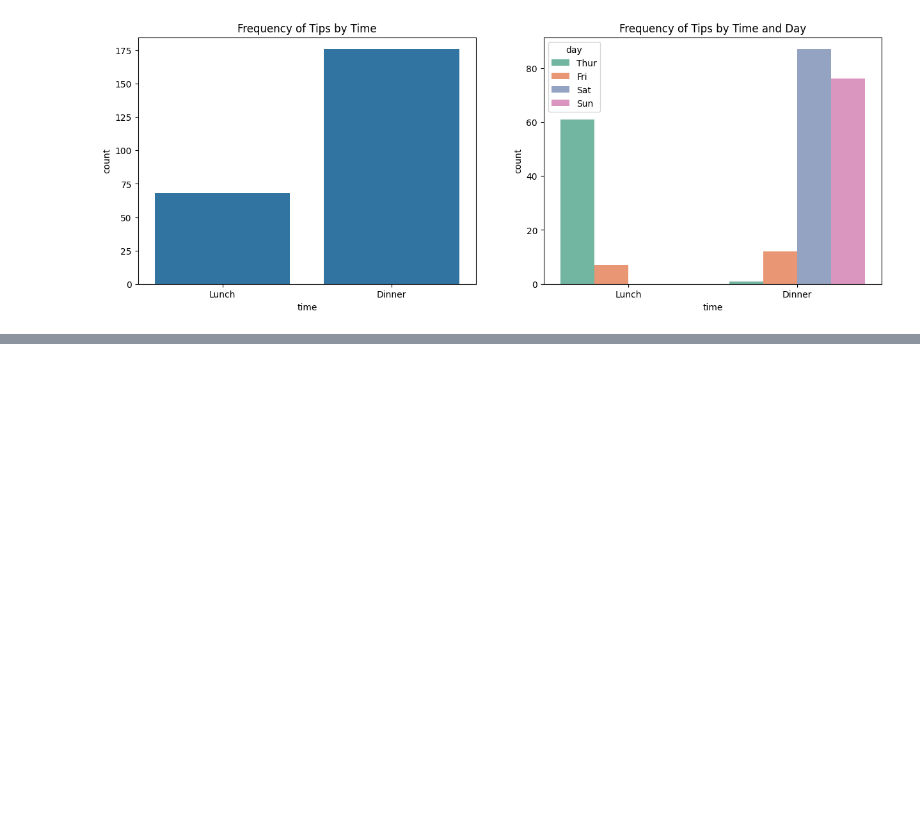
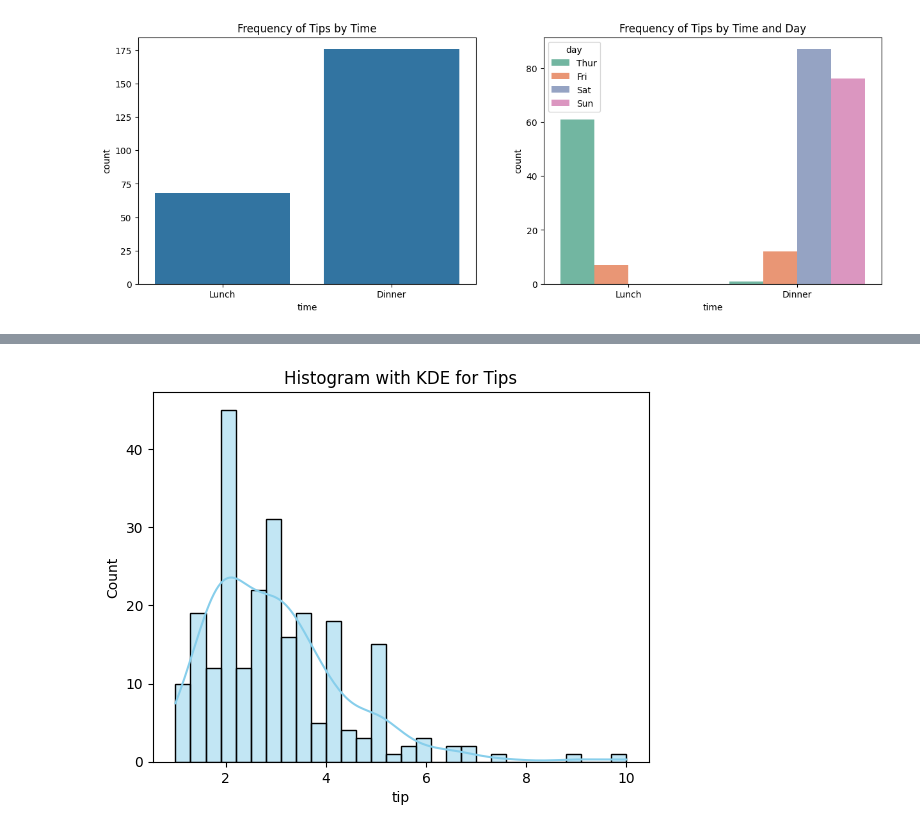
Before and after one commit to Choiwanwoo-03/MachineLearning_CodePractice, a Jupyter notebook: Seaborn_library_practice.ipynb, the cells around one changed output, grey strips where cells are left out. Saved outputs shown, nothing was run; the diff lists cells and outputs as text; code cells hidden in the pictures; blank space fills up the shorter version.

```diff
--- a/Seaborn_library_practice.ipynb
+++ b/Seaborn_library_practice.ipynb
@@ -85,0 +103,7 @@ plt.show()
+# %%
+sns.histplot(tips['tip'], bins = 30, kde = True, color = 'skyblue')
+
+plt.title('Histogram with KDE for Tips')
+plt.show()
+# %% [output]
+[figure, added]
```
Also changed, not shown: parts of 3 cells of this notebook.
